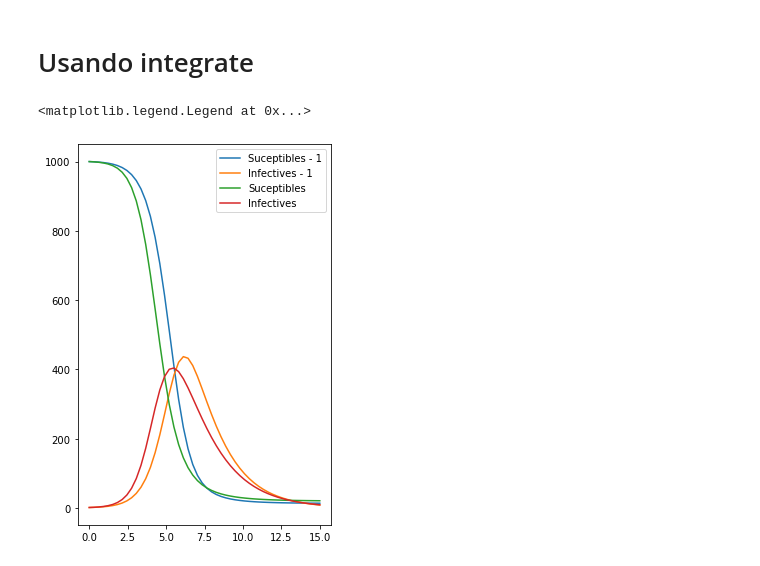
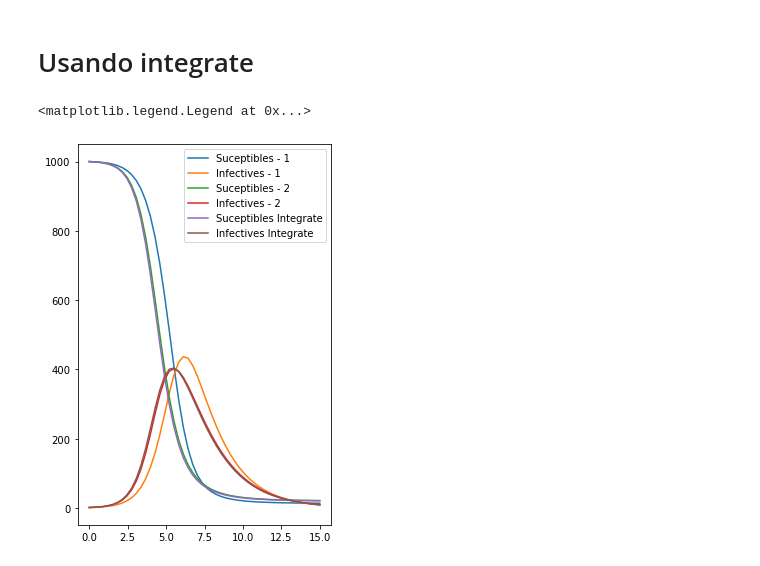
Before and after one commit to DiegoHp45/MetodosComputacionales2, a Jupyter notebook: Week3/MetodosRungeKutta.ipynb, the cells around one changed output. Drawn from its saved outputs; the diff is of its cells as text; code cells hidden in the pictures.

```diff
--- a/Week3/MetodosRungeKutta.ipynb
+++ b/Week3/MetodosRungeKutta.ipynb
@@ -188,8 +188,35 @@ def GetEuler(f0,f1,r0,t):
         I[i] = I[i-1] + h*K1[1]
 
     return S,I
+# %%
+def GetEuler1(f0,f1,r0,t):
+
+    h = (t[-1] - t[0])/(len(t)-1)
+
+    S = np.zeros(len(t))
+    I = np.zeros(len(t))
+
+    S[0] = r0[0]
+    I[0] = r0[1]
+
+    K1 = np.zeros(2)
+    K2 = np.zeros(2)
+
+    for i in range(1,len(t)):
+
+        K1[0] = f0(S[i-1],I[i-1],beta,gamma)
+        K1[1] = f1(S[i-1],I[i-1],beta,gamma)
+
+        K2[0] = f0(S[i-1] + h*K1[0],I[i-1] + h*K1[1],beta,gamma)
+        K2[1] = f1(S[i-1] + h*K1[0],I[i-1] + h*K1[1],beta,gamma)
+
+        S[i] = S[i-1] + 0.5*h*(K1[0]+K2[0])
+        I[i] = I[i-1] + 0.5*h*(K1[1]+K2[1])
+
+    return S,I
 # %%
 S,I = GetEuler(f0,f1,r0,t)
+S1,I1 = GetEuler1(f0,f1,r0,t)
 # %%
 fig = plt.figure(figsize=(10,7))
 ax = fig.add_subplot(121)
@@ -214,11 +241,14 @@ r = integrate.odeint( System, r0, t, args=(beta,gamma) )
 # %%
 fig = plt.figure(figsize=(10,7))
 ax = fig.add_subplot(121)
+
 ax.plot(t,S, label='Suceptibles - 1')
 ax.plot(t,I, label='Infectives - 1')
-ax.plot(t,r[:,0], label='Suceptibles')
-ax.plot(t,r[:,1], label='Infectives ')
+ax.plot(t,S1, label='Suceptibles - 2')
+ax.plot(t,I1, label='Infectives - 2')
+ax.plot(t,r[:,0], label='Suceptibles Integrate')
+ax.plot(t,r[:,1], label='Infectives Integrate')
 ax.legend()
 # %% [output]
 <matplotlib.legend.Legend at 0x...>
-[figure, old version]
+[figure, new version]
```
